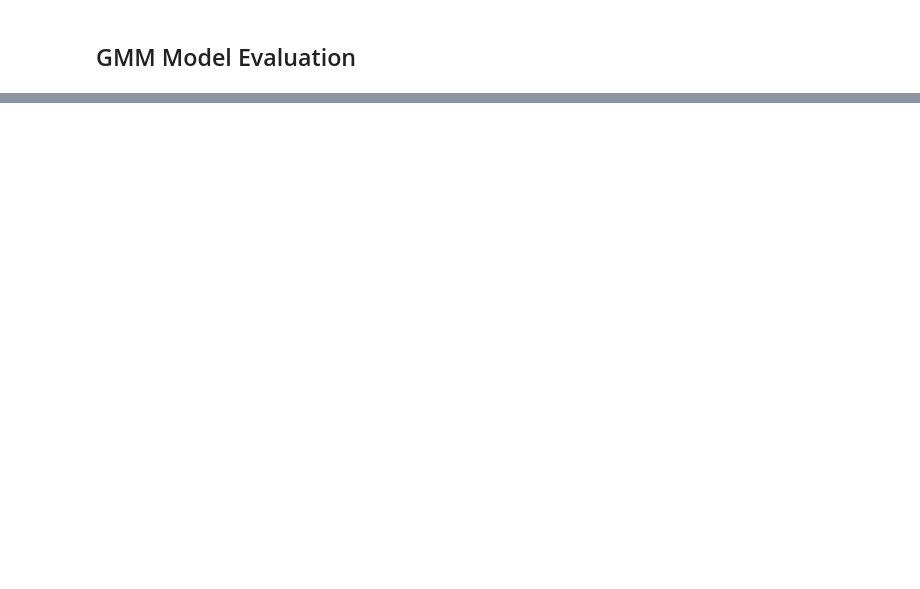
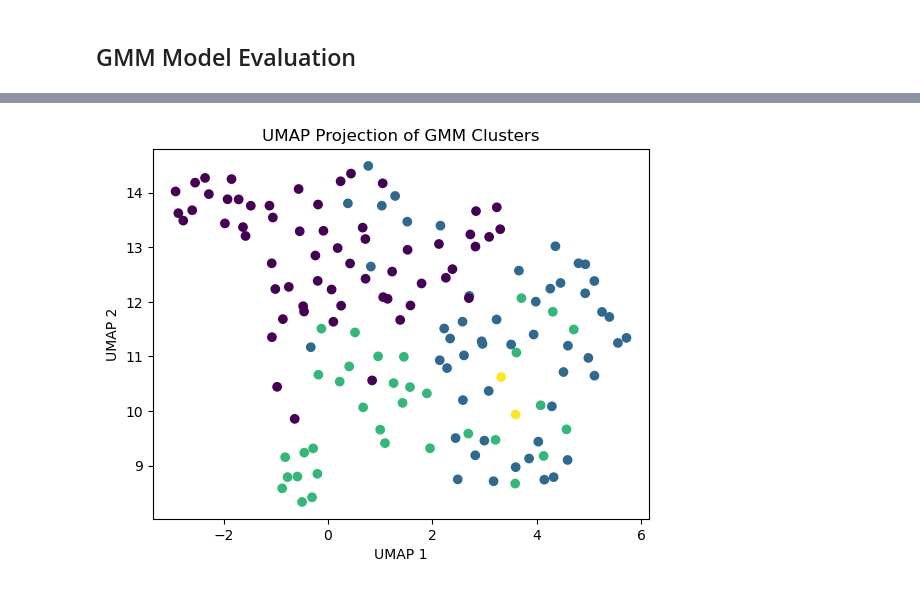
Before and after one commit to ChronoQuest/ChronoQuest1, a Jupyter notebook: Assets/Scripts/Final Boss ML/gmm_model_visualisation.ipynb, the cells around one changed output, grey strips where cells are left out. Drawn from its saved outputs; the diff is of its cells as text; code cells hidden in the pictures; blank space fills up the shorter version.

```diff
--- a/Assets/Scripts/Final Boss ML/gmm_model_visualisation.ipynb
+++ b/Assets/Scripts/Final Boss ML/gmm_model_visualisation.ipynb
@@ -82,0 +91,15 @@ plt.show()
+# %%
+# --- pca experimentation ---
+components = [2, 3, 4]
+
+for n in components:
+    pca = PCA(n_components=n)
+    X = pca.fit_transform(X_scaled)
+
+    explained = pca.explained_variance_ratio_
+    cumulative = explained.cumsum()
+
+    print(f"\n=== PCA: {n} Components ===")
+    print("Variance Ratio: ", explained)
+    print("Cumulative Variance: ", cumulative)
+    print("Singular Values: ", pca.singular_values_)
@@ -97,0 +165,52 @@ plt.show()
+# %%
+# --- umap for cluster visualisation ---
+neighbours = [5, 15, 30]
+distance = [0.1, 0.5]
+
+if RUN_EXPERIMENTS:
+    for n in neighbours:
+            for d in distance:
+                umap_model = umap.UMAP(
+                    n_neighbors=n,
+                    min_dist=d,
+                    n_components=2,
+                    random_state=42
+                )
+
+                X_umap = umap_model.fit_transform(X_scaled)
+
+                # -- metrics --
+                trust_score = trustworthiness(X_scaled, X_umap, n_neighbors=n)
+                print("Trusthworthiness: ", trust_score)
+
+                silhouette_score_umap = silhouette_score(X_umap, labels)
+                print("Silhouette Score: ", silhouette_score_umap)
+
+                d_b_score = davies_bouldin_score(X_umap, labels)
+                print("Davies Bouldin Index: ", d_b_score)
+
+                plt.figure()
+                plt.scatter(X_umap[:, 0], X_umap[:, 1], c=labels)
+                plt.xlabel("UMAP 1")
+                plt.ylabel("UMAP 2")
+                plt.title(f"UMAP Projection (n_neighbours={n}, min_dist={d})")
+                plt.show()
+
+# final umap and plot
+final_umap_model = umap.UMAP(
+    n_neighbors=30,
+    min_dist=0.5,
+    n_components=2,
+    random_state=42
+)
+
+X_final_umap = final_umap_model.fit_transform(X_scaled)
+
+plt.figure()
+plt.scatter(X_final_umap[:, 0], X_final_umap[:, 1], c=labels)
+plt.xlabel("UMAP 1")
+plt.ylabel("UMAP 2")
+plt.title(f"UMAP Projection of GMM Clusters")
+plt.show()
+# %% [output]
+[figure, added]
```
Also changed, not shown: parts of 10 cells of this notebook.
